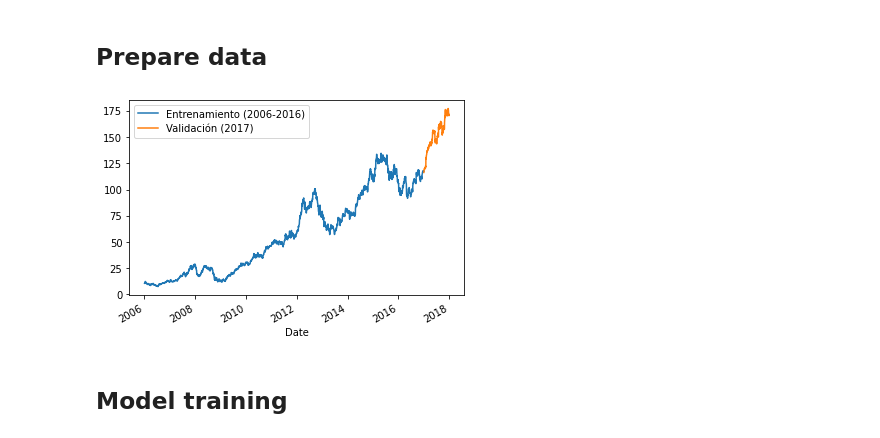
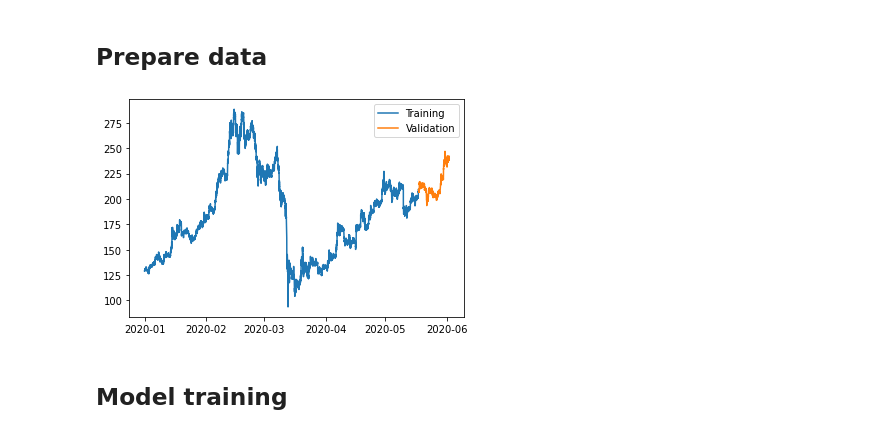
Before and after one commit to darioWorknet/crypto_LSTM_predictor, a Jupyter notebook: predictions.ipynb, the cells around one changed output. Saved outputs shown, nothing was run; the diff lists cells and outputs as text; code cells hidden in the pictures.

Commit message:
Predictive model
Increased the size of training set, neurons and epochs

```diff
--- a/predictions.ipynb
+++ b/predictions.ipynb
@@ -11 +17,4 @@ from keras.layers import Dense, LSTM
+# %%
+STEP = 128
+VALIDATION_SIZE = 0.1
 # %%
@@ -20,7 +29,10 @@ def graficar_predicciones(real, prediccion):
 # %% [markdown]
 ## Import data
 # %%
-dataset = pd.read_csv('AAPL_2006-01-01_to_2018-01-01.csv', index_col='Date', parse_dates=['Date'])
-dataset.head()
-len(dataset)
+start_time = datetime(2020,1,1)
+end_time = datetime(2020,6,1)
+
+data = binance_data.get_historical_data('ETHUSDT', '5m', start_time, end_time)
+
+data.head()
 # %% [output]
@@ -28,34 +45,13 @@ len(dataset)
 # %% [markdown]
 ## Prepare data
 # %%
-set_entrenamiento = dataset[:'2016'].iloc[:,1:2]
-set_validacion = dataset['2017':].iloc[:,1:2]
+limit = len(data) - int(len(data) * VALIDATION_SIZE)
+training_set = data.iloc[:limit, 2:3]
+validation_set = data.iloc[limit:, 2:3]
 
-set_entrenamiento['High'].plot(legend=True)
-set_validacion['High'].plot(legend=True)
-plt.legend(['Entrenamiento (2006-2016)', 'Validación (2017)'])
+plt.plot(training_set['high'], label='Training')
+plt.plot(validation_set['high'], label='Validation')
+plt.legend()
 plt.show()
-
-# Normalización del set de entrenamiento
-sc = MinMaxScaler(feature_range=(0,1))
-set_entrenamiento_escalado = sc.fit_transform(set_entrenamiento)
-
-# La red LSTM tendrá como entrada "time_step" datos consecutivos, y como salida 1 dato (la predicción a
-# partir de esos "time_step" datos). Se conformará de esta forma el set de entrenamiento
-time_step = 60
-X_train = []
-Y_train = []
-m = len(set_entrenamiento_escalado)
-
-for i in range(time_step,m):
-    # X: bloques de "time_step" datos: 0-time_step, 1-time_step+1, 2-time_step+2, etc
-    X_train.append(set_entrenamiento_escalado[i-time_step:i,0])
-
-    # Y: el siguiente dato
-    Y_train.append(set_entrenamiento_escalado[i,0])
-X_train, Y_train = np.array(X_train), np.array(Y_train)
-
-# Reshape X_train para que se ajuste al modelo en Keras
-X_train = np.reshape(X_train, (X_train.shape[0], X_train.shape[1], 1))
 # %% [output]
-[figure, old version]
+[figure, new version]
```
Also changed, not shown: parts of 10 cells of this notebook.
